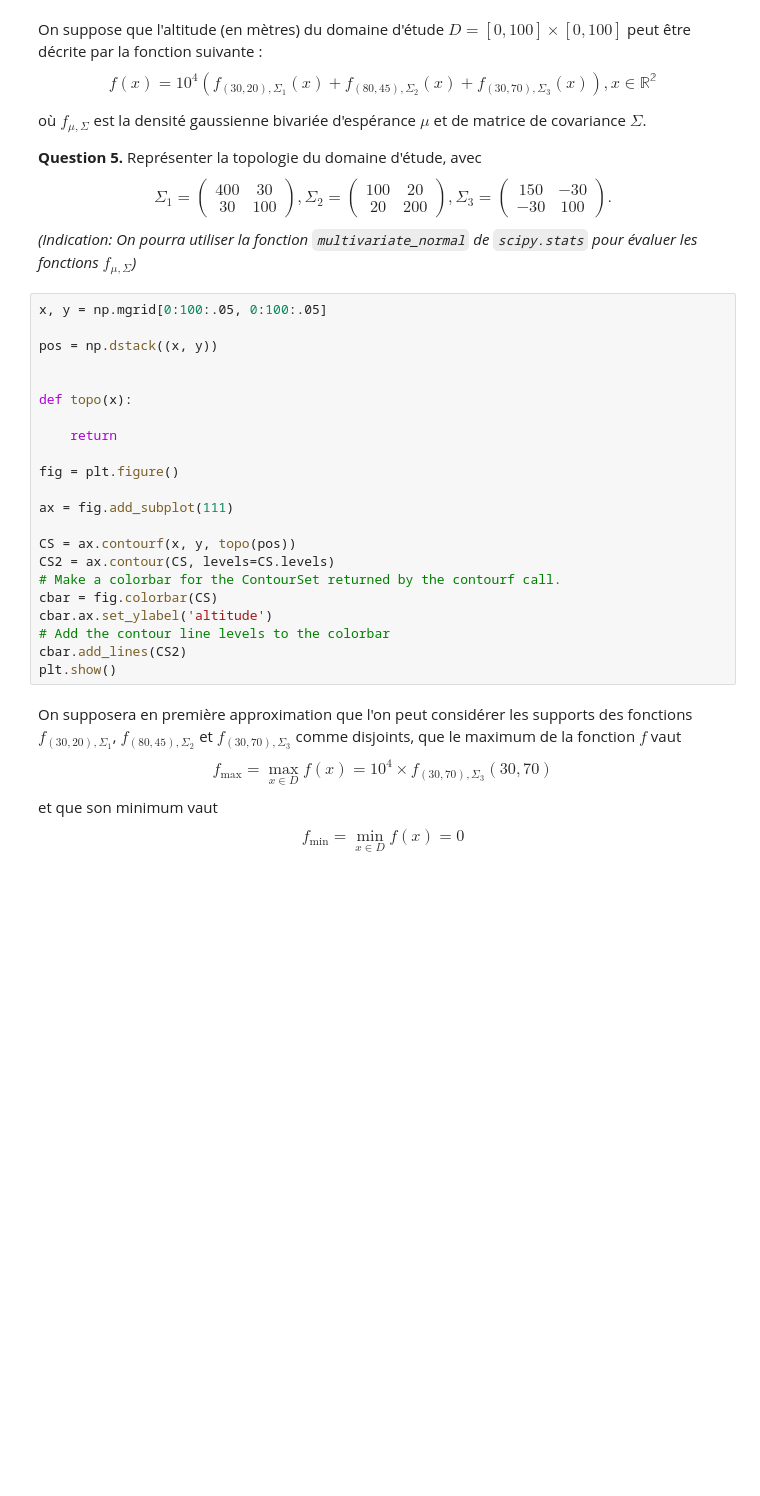
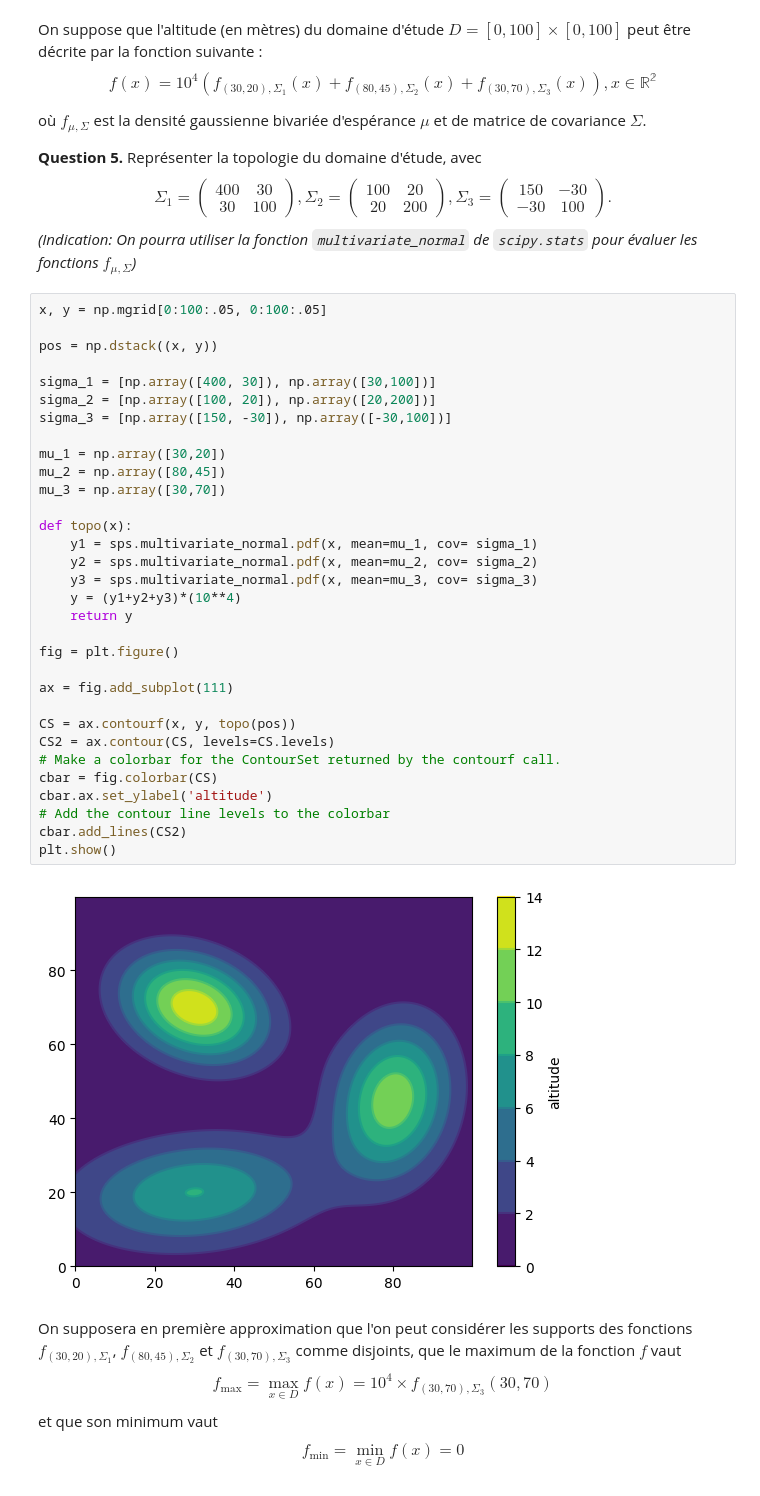
Before and after one commit to bonbonblond/Projet-info, a Jupyter notebook: Proba/Projet ProbabilitÃ©s.ipynb, the cells around one changed output. Drawn from its saved outputs; the diff is of its cells as text; blank space fills up the shorter version.

```diff
--- a/Proba/Projet ProbabilitÃ©s.ipynb
+++ b/Proba/Projet ProbabilitÃ©s.ipynb
@@ -225,25 +247,37 @@ $$\Sigma_1 = \begin{pmatrix} 400 & 30 \\ 30 & 100\end{pmatrix}, \Sigma_2 = \begi
 # %%
 x, y = np.mgrid[0:100:.05, 0:100:.05]
 
 pos = np.dstack((x, y))
 
+sigma_1 = [np.array([400, 30]), np.array([30,100])]
+sigma_2 = [np.array([100, 20]), np.array([20,200])]
+sigma_3 = [np.array([150, -30]), np.array([-30,100])]
+
+mu_1 = np.array([30,20])
+mu_2 = np.array([80,45])
+mu_3 = np.array([30,70])
 
 def topo(x):
-
-    return
+    y1 = sps.multivariate_normal.pdf(x, mean=mu_1, cov= sigma_1)
+    y2 = sps.multivariate_normal.pdf(x, mean=mu_2, cov= sigma_2)
+    y3 = sps.multivariate_normal.pdf(x, mean=mu_3, cov= sigma_3)
+    y = (y1+y2+y3)*(10**4)
+    return y
 
 fig = plt.figure()
 
 ax = fig.add_subplot(111)
 
 CS = ax.contourf(x, y, topo(pos))
 CS2 = ax.contour(CS, levels=CS.levels)
 # Make a colorbar for the ContourSet returned by the contourf call.
 cbar = fig.colorbar(CS)
 cbar.ax.set_ylabel('altitude')
 # Add the contour line levels to the colorbar
 cbar.add_lines(CS2)
 plt.show()
+# %% [output]
+[figure, added]
 # %% [markdown]
 On supposera en première approximation que l'on peut considérer les supports des fonctions $f_{(30,20),\Sigma_1}$, $f_{(80,45),\Sigma_2}$ et $f_{(30,70),\Sigma_3}$ comme disjoints, que le maximum de la fonction $f$ vaut
 $$ f_{\max}=\max_{x\in D} f(x)=10^4\times f_{(30,70),\Sigma_3}(30,70) $$
```
Also changed, not shown: parts of 9 cells of this notebook, 1 other file.
